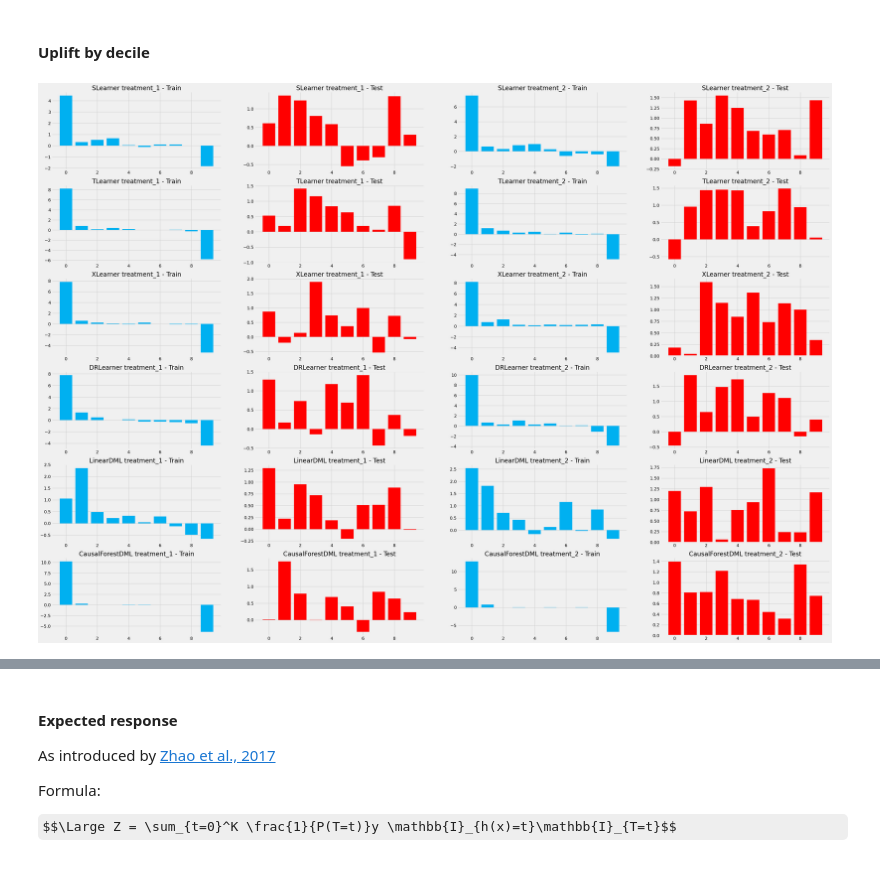
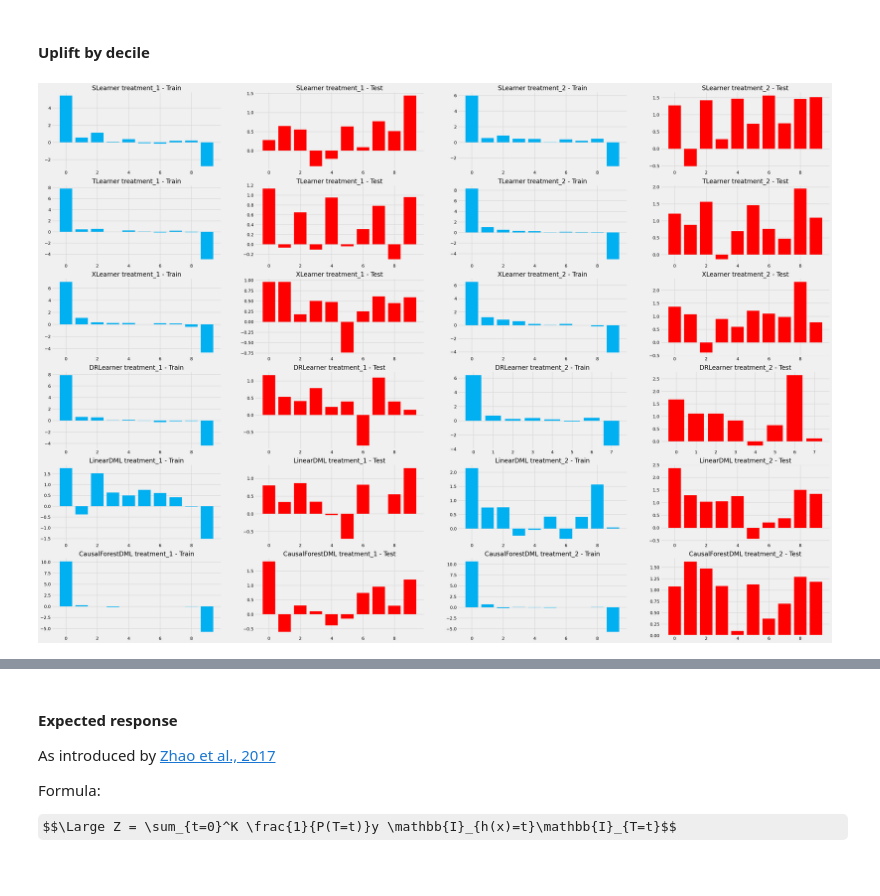
Before and after one commit to epm2wi/Causal-Inference-and-Discovery-in-Python, a Jupyter notebook: Chapter_10.ipynb, the cells around one changed output, grey strips where cells are left out. Cells and saved outputs as stored; diff of their text form; code cells hidden in the pictures; some formulas as TeX source.

```diff
--- a/Chapter_10.ipynb
+++ b/Chapter_10.ipynb
@@ -101,9 +63,9 @@ def plot_effect(effect_true, effect_pred, figsize=(10, 7), ylim=(5000, 22000)):
 ### Read the data
 # %%
 # Train set
-earnings_interaction_train = pd.read_csv(r'https://raw.githubusercontent.com/PacktPublishing/Causal-Inference-and-Discovery-in-Python/refs/heads/main/data/ml_earnings_interaction_train.csv')
+earnings_interaction = pd.read_csv(r'https://raw.githubusercontent.com/PacktPublishing/Causal-Inference-and-Discovery-in-Python/refs/heads/main/data/ml_earnings_interaction_train.csv')
 
 # Test set
-earnings_interaction_test = pd.read_csv(r'https://raw.githubusercontent.com/PacktPublishing/Causal-Inference-and-Discovery-in-Python/refs/heads/main/data/ml_earnings_interaction_test.csv')
+earnings_interaction_all_true = pd.read_csv(r'https://raw.githubusercontent.com/PacktPublishing/Causal-Inference-and-Discovery-in-Python/refs/heads/main/data/ml_earnings_interaction_test.csv')
 # %%
-earnings_interaction_train.shape, earnings_interaction_test.shape
+earnings_interaction_train,earnings_interaction_test = train_test_split(earnings_interaction)
@@ -1091,4 +912,39 @@ def get_uplift_by_decile(uplifts, t_true, t_pred, y_true):
 # %%
+def get_uplift_by_decile(uplifts, t_true, t_pred, y_true):
+
+    # Encapsulate the data & sort according to uplifts
+    all_data = pd.DataFrame(
+        dict(
+            uplifts=uplifts,
+            y_true=y_true,
+            t_true=t_true)
+    ).query(f't_true==0 | t_true=={t_pred}').sort_values('uplifts')
+
+    # Partition into deciles
+    # Let pd.qcut assign labels automatically as integer indicators
+    # This handles cases where `duplicates='drop'` results in fewer than `q` unique bins.
+    all_data['deciles'] = pd.qcut(all_data['uplifts'], q=10, duplicates='drop', labels=False)
+
+    # Get mean responses within deciles, unstack to separate treatments into columns
+    mean_decile_resp = all_data.groupby(['deciles', 't_true']).mean().unstack(level='t_true')
+
+    # Compute true decile uplift
+    control_col = 0
+    treatment_col = t_pred
+
+    # Ensure both control and treatment columns exist after unstacking
+    # Fill missing columns with 0 if a treatment/control group is not present in a decile
+    if control_col not in mean_decile_resp['y_true'].columns:
+        mean_decile_resp['y_true'][control_col] = 0
+    if treatment_col not in mean_decile_resp['y_true'].columns:
+        mean_decile_resp['y_true'][treatment_col] = 0
+
+    # Calculate uplift: Treatment - Control
+    true_uplift = mean_decile_resp['y_true'][treatment_col] - mean_decile_resp['y_true'][control_col]
+
+    return true_uplift[::-1]
+
+
 plt.figure(figsize=(40, 30))
 
 i = 1
@@ -1102,33 +958,33 @@ for model_name in models.keys():
 
     global_min = np.inf
     global_max = -np.inf
 
     for treatment in ['treatment_1', 'treatment_2']:
 
         uplift_by_decile_train = get_uplift_by_decile(
             uplifts=effects_train[treatment][model_name],
             t_true=T_train,
             t_pred=int(treatment.split('_')[-1]),
             y_true=y_train
         )
 
         uplift_by_decile_test = get_uplift_by_decile(
             uplifts=effects_test[treatment][model_name],
             t_true=T_test,
             t_pred=int(treatment.split('_')[-1]),
             y_true=y_test
         )
 
         plt.subplot(6, 4, i)
-        plt.bar(np.arange(10), uplift_by_decile_train, color=COLORS[0])
+        plt.bar(np.arange(len(uplift_by_decile_train)), uplift_by_decile_train, color=COLORS[0])
         plt.title(f'{model_name} {treatment} - Train')
 
         plt.subplot(6, 4, i + 1)
-        plt.bar(np.arange(10), uplift_by_decile_test, color=COLORS[1])
+        plt.bar(np.arange(len(uplift_by_decile_test)), uplift_by_decile_test, color=COLORS[1])
         plt.title(f'{model_name} {treatment} - Test')
 
         i += 2
 
 plt.show()
 # %% [output]
-[figure, old version]
+[figure, new version]
```
Also changed, not shown: parts of 97 cells of this notebook.
